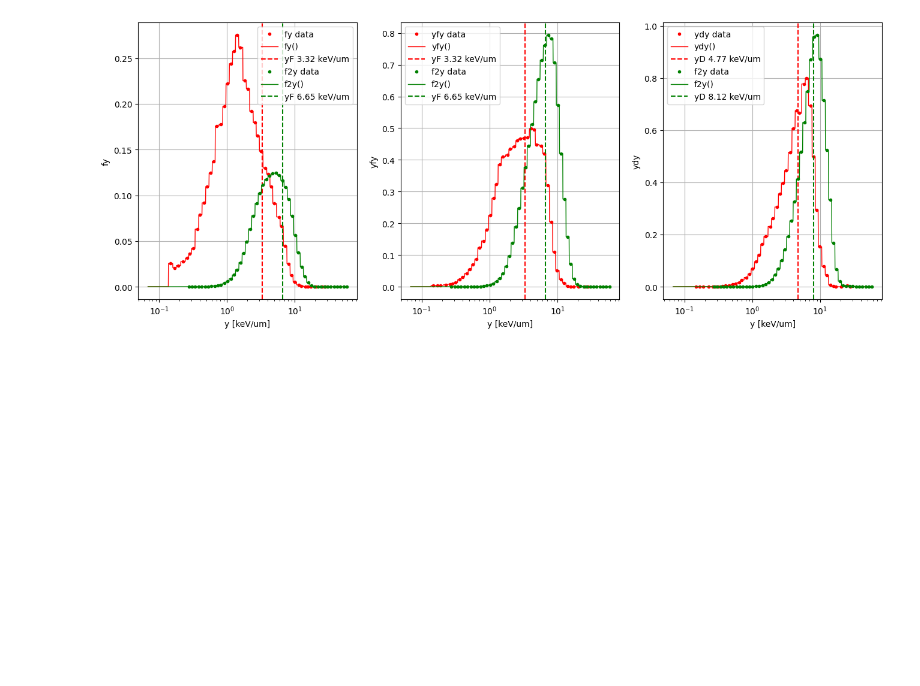
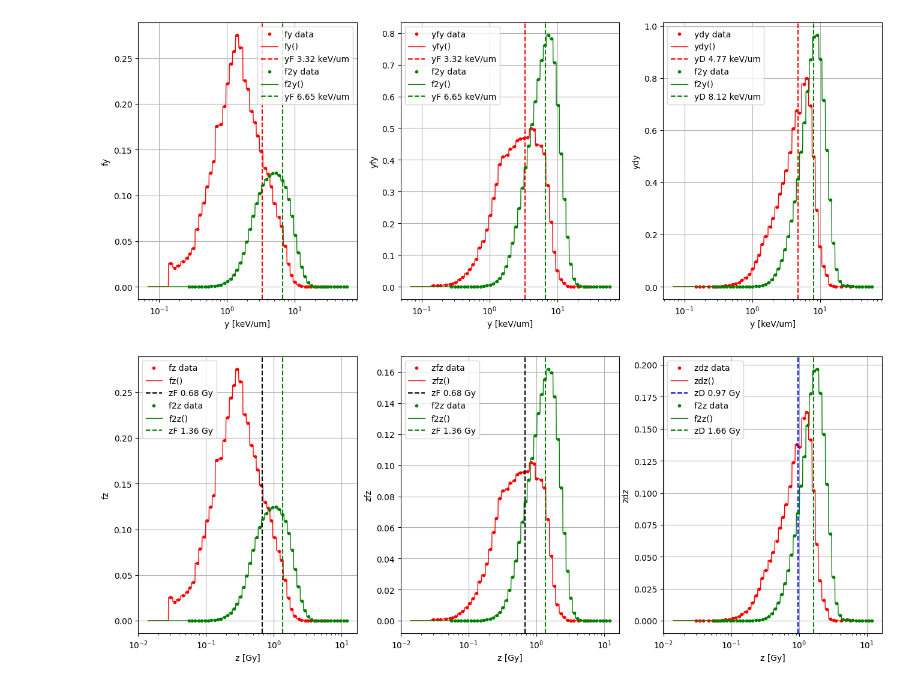
Before and after one commit to grzanka/microdosimetric_spectra_folding, a Jupyter notebook: notebooks/0.4-convolutions-y-spectra.ipynb, the cells around one changed output. Saved outputs shown, nothing was run; the diff lists cells and outputs as text; code cells hidden in the pictures; blank space fills up the shorter version.

```diff
--- a/notebooks/0.4-convolutions-y-spectra.ipynb
+++ b/notebooks/0.4-convolutions-y-spectra.ipynb
@@ -100,7 +130,7 @@ ax.set_yscale('log')
 # %% [output]
 [figure]
 # %%
-f2_spectrum = LinealEnergySpectrum(
+spectrum_y_f2 = LinealEnergySpectrum(
     data=SpectrumData(
         bin_centers=xvalues_for_f2,
         bin_values_freq=np.array([item[0] for item in f2_values_and_errors])
@@ -153,3 +183,42 @@ for a in ax:
     a.legend()
 # %% [output]
 [figure]
+# %%
+spectrum_z_f2 = SpecificEnergySpectrum(
+    data=SpectrumData(
+        bin_centers=0.204 * spectrum_y_f2.y / site_diam_um**2,
+        bin_values_freq=spectrum_y_f2.fy
+        )
+    )
+# %%
+z_Gy = np.geomspace(start=spectrum_z_f1.data.bin_edges[0]/2, stop=spectrum_z_f1.data.bin_edges[-1]*2, num=1000)
+
+fig, ax = plt.subplots(nrows=1, ncols=3, figsize=(16, 6))
+ax[0].plot(spectrum_z_f1.z, spectrum_z_f1.fz, '.', label='fz data', color='r')
+ax[0].plot(z_Gy, spectrum_z_f1.data.bin_values(z_Gy, spectrum_value_type=SpectrumValueType.fz), label='fz()', linestyle='-', linewidth=1, color='r')
+ax[0].axvline(spectrum_z_f1.zF, color='k', linestyle='--', label=f'zF {spectrum_z_f1.zF:2.2f} Gy')
+ax[0].plot(spectrum_z_f2.z, spectrum_z_f2.fz, '.', label='f2z data', color='g')
+ax[0].plot(z_Gy, spectrum_z_f2.data.bin_values(z_Gy, spectrum_value_type=SpectrumValueType.fy), label='f2z()', linestyle='-', linewidth=1, color='g')
+ax[0].axvline(spectrum_z_f2.zF, color='g', linestyle='--', label=f'zF {spectrum_z_f2.zF:2.2f} Gy')
+ax[0].set_ylabel('fz')
+ax[1].plot(spectrum_z_f1.z, spectrum_z_f1.zfz, '.', label='zfz data', color='r')
+ax[1].plot(z_Gy, spectrum_z_f1.data.bin_values(z_Gy, spectrum_value_type=SpectrumValueType.yfy), label='zfz()', linestyle='-', linewidth=1, color='r')
+ax[1].axvline(spectrum_z_f1.zF, color='k', linestyle='--', label=f'zF {spectrum_z_f1.zF:2.2f} Gy')
+ax[1].plot(spectrum_z_f2.z, spectrum_z_f2.zfz, '.', label='f2z data', color='g')
+ax[1].plot(z_Gy, spectrum_z_f2.data.bin_values(z_Gy, spectrum_value_type=SpectrumValueType.yfy), label='f2z()', linestyle='-', linewidth=1, color='g')
+ax[1].axvline(spectrum_z_f2.zF, color='g', linestyle='--', label=f'zF {spectrum_z_f2.zF:2.2f} Gy')
+ax[1].set_ylabel('zfz')
+ax[2].plot(spectrum_z_f1.z, spectrum_z_f1.zdz, '.', label='zdz data', color='r')
+ax[2].plot(z_Gy, spectrum_z_f1.data.bin_values(z_Gy, spectrum_value_type=SpectrumValueType.ydy), label='zdz()', linestyle='-', linewidth=1, color='r')
+ax[2].axvline(spectrum_z_f1.zD, color='b', linestyle='--', label=f'zD {spectrum_z_f1.zD:2.2f} Gy')
+ax[2].plot(spectrum_z_f2.z, spectrum_z_f2.zdz, '.', label='f2z data', color='g')
+ax[2].plot(z_Gy, spectrum_z_f2.data.bin_values(z_Gy, spectrum_value_type=SpectrumValueType.ydy), label='f2z()', linestyle='-', linewidth=1, color='g')
+ax[2].axvline(spectrum_z_f2.zD, color='g', linestyle='--', label=f'zD {spectrum_z_f2.zD:2.2f} Gy')
+ax[2].set_ylabel('zdz')
+for a in ax:
+    a.set_xscale('log')
+    a.grid()
+    a.set_xlabel('z [Gy]')
+    a.legend()
+# %% [output]
+[figure, added]
```
Also changed, not shown: parts of 11 cells of this notebook, 1 other file.
